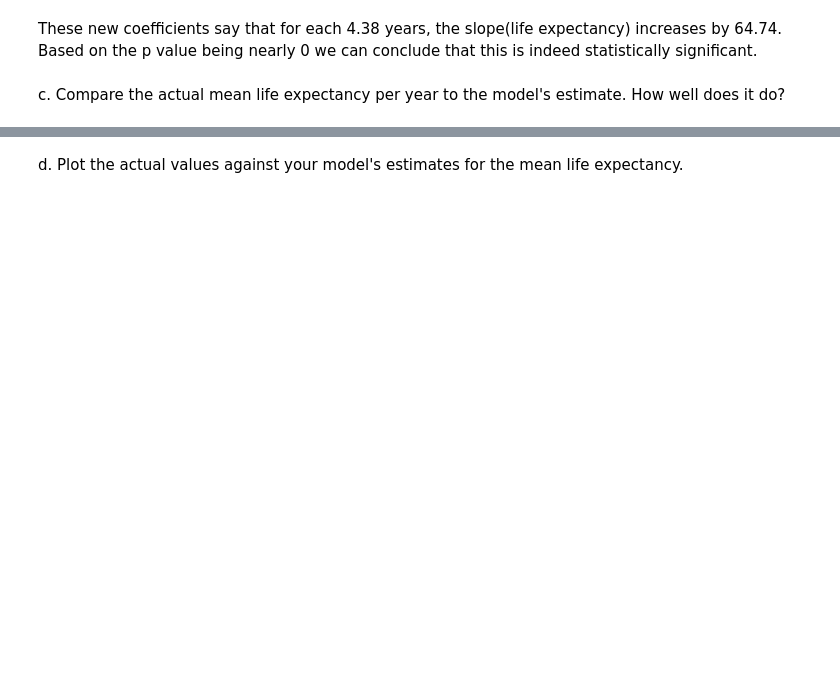
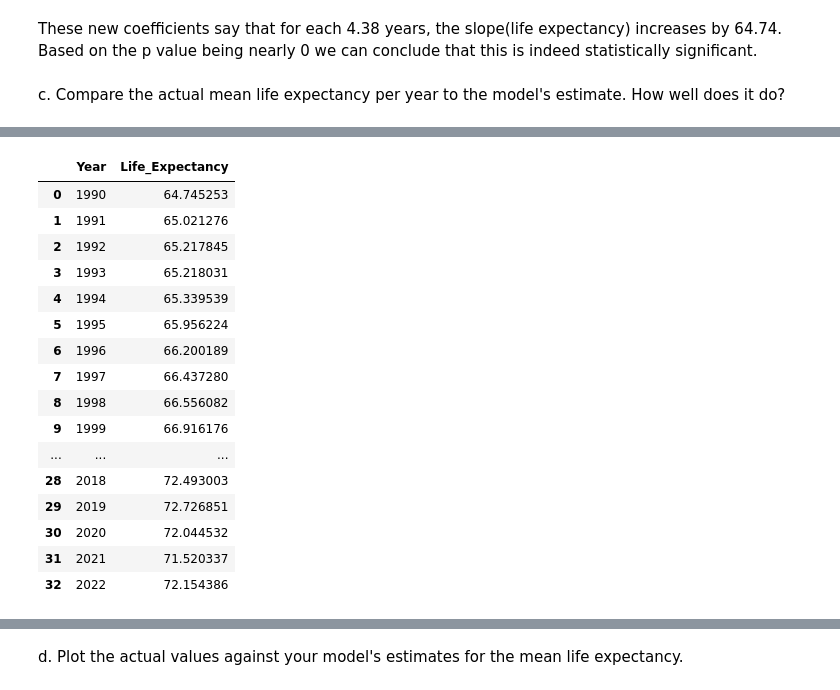
Before and after one commit to nss-data-science-cohort-8/un-linear-regression-Jorgen85Lex, a Jupyter notebook: notebooks/Linear_Regression.ipynb, the cells around one changed output, grey strips where cells are left out. Saved outputs shown, nothing was run; the diff lists cells and outputs as text; code cells hidden in the pictures; blank space fills up the shorter version.

```diff
--- a/notebooks/Linear_Regression.ipynb
+++ b/notebooks/Linear_Regression.ipynb
@@ -90 +122,22 @@ gdp_mean
+# %%
+actual_mean = gdp_le.groupby('Year')['Life_Expectancy'].mean().reset_index()
+actual_mean
+# %% [output]
+|  | Year | Life_Expectancy |
+| 0 | 1990 | 64.745253 |
+| 1 | 1991 | 65.021276 |
+| 2 | 1992 | 65.217845 |
+| 3 | 1993 | 65.218031 |
+| 4 | 1994 | 65.339539 |
+| 5 | 1995 | 65.956224 |
+| 6 | 1996 | 66.200189 |
+| 7 | 1997 | 66.437280 |
+| 8 | 1998 | 66.556082 |
+| 9 | 1999 | 66.916176 |
+| ... | ... | ... |
+| 28 | 2018 | 72.493003 |
+| 29 | 2019 | 72.726851 |
+| 30 | 2020 | 72.044532 |
+| 31 | 2021 | 71.520337 |
+| 32 | 2022 | 72.154386 |
 # %% [markdown]
```
Also changed, not shown: parts of 42 cells of this notebook.
